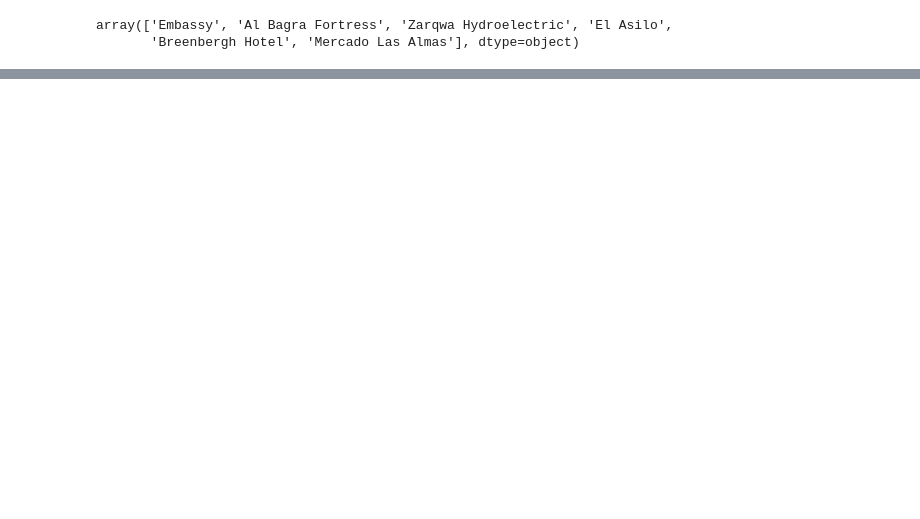
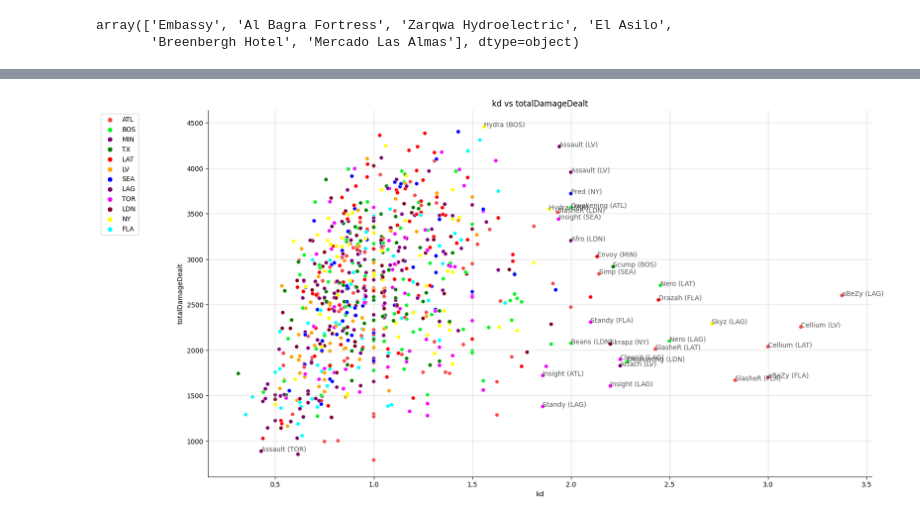
Before and after one commit to charlbbbbb/CDL-Stats, a Jupyter notebook: analysis/cdl_helper_tests.ipynb, the cells around one changed output, grey strips where cells are left out. Cells and saved outputs as stored; diff of their text form; code cells hidden in the pictures; blank space fills up the shorter version.

```diff
--- a/analysis/cdl_helper_tests.ipynb
+++ b/analysis/cdl_helper_tests.ipynb
@@ -72,0 +79,5 @@ fig = compare_stats(complete_df, 'averageSpeed', 'totalDistanceTraveled', legend
+# %%
+complete_df['kd'] = complete_df['totalKills']/complete_df['totalDeaths']
+fig = compare_stats(complete_df, 'kd', 'totalDamageDealt', legend=True, hidden_spines=['right', 'top'], sens=0.6, size=(18, 10), gamemode='CDL Control', pal=CDL_PALETTE)
+# %% [output]
+[figure, added]
```
Also changed, not shown: parts of 9 cells of this notebook, 1 other file.
